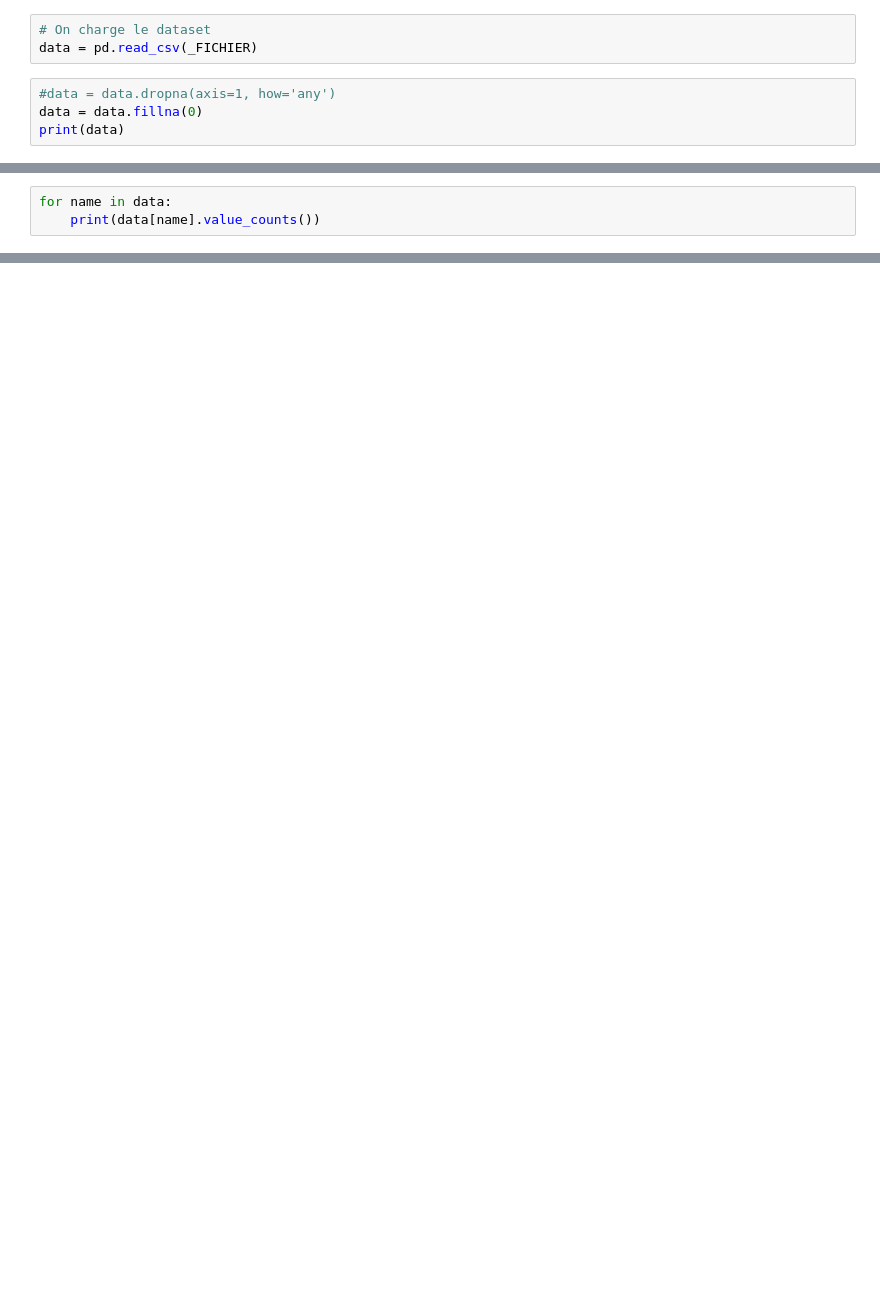
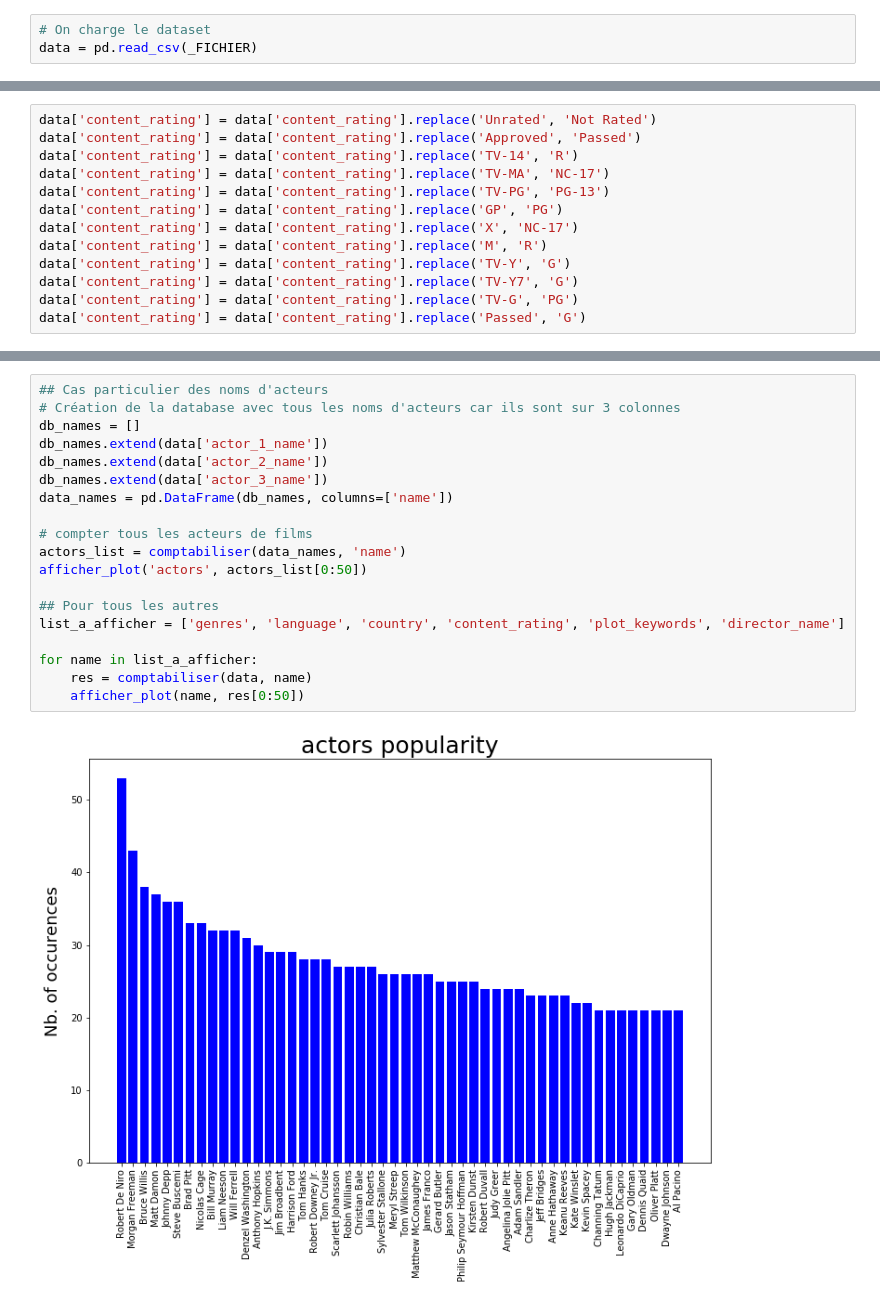
Before and after one commit to pfroide/python, a Jupyter notebook: Projet_3/p3_cleaning.ipynb, the cells around one changed output, grey strips where cells are left out. Cells and saved outputs as stored; diff of their text form; blank space fills up the shorter version.

```diff
--- a/Projet_3/p3_cleaning.ipynb
+++ b/Projet_3/p3_cleaning.ipynb
@@ -17,7 +13,3 @@ _DOSSIERTRAVAIL = 'C:\\Users\\Toni\\python\\python\\Projet_3\\images'
 # %%
 # On charge le dataset
 data = pd.read_csv(_FICHIER)
-# %%
-#data = data.dropna(axis=1, how='any')
-data = data.fillna(0)
-print(data)
@@ -126,6 +219,3 @@ movie_facebook_likes               166         3000       349000
 | 25 | genres | 0 | 100.000000 |
 | 26 | movie_imdb_link | 0 | 100.000000 |
 | 27 | movie_facebook_likes | 0 | 100.000000 |
-# %%
-for name in data:
-    print(data[name].value_counts())
@@ -152,0 +318,13 @@ ValueError: ('The truth value of a Series is ambiguous. Use a.empty, a.bool(), a
+# %%
+data['content_rating'] = data['content_rating'].replace('Unrated', 'Not Rated')
+data['content_rating'] = data['content_rating'].replace('Approved', 'Passed')
+data['content_rating'] = data['content_rating'].replace('TV-14', 'R')
+data['content_rating'] = data['content_rating'].replace('TV-MA', 'NC-17')
+data['content_rating'] = data['content_rating'].replace('TV-PG', 'PG-13')
+data['content_rating'] = data['content_rating'].replace('GP', 'PG')
+data['content_rating'] = data['content_rating'].replace('X', 'NC-17')
+data['content_rating'] = data['content_rating'].replace('M', 'R')
+data['content_rating'] = data['content_rating'].replace('TV-Y', 'G')
+data['content_rating'] = data['content_rating'].replace('TV-Y7', 'G')
+data['content_rating'] = data['content_rating'].replace('TV-G', 'PG')
+data['content_rating'] = data['content_rating'].replace('Passed', 'G')
@@ -152,0 +333,21 @@ ValueError: ('The truth value of a Series is ambiguous. Use a.empty, a.bool(), a
+# %%
+## Cas particulier des noms d'acteurs
+# Création de la database avec tous les noms d'acteurs car ils sont sur 3 colonnes
+db_names = []
+db_names.extend(data['actor_1_name'])
+db_names.extend(data['actor_2_name'])
+db_names.extend(data['actor_3_name'])
+data_names = pd.DataFrame(db_names, columns=['name'])
+
+# compter tous les acteurs de films
+actors_list = comptabiliser(data_names, 'name')
+afficher_plot('actors', actors_list[0:50])
+
+## Pour tous les autres
+list_a_afficher = ['genres', 'language', 'country', 'content_rating', 'plot_keywords', 'director_name']
+
+for name in list_a_afficher:
+    res = comptabiliser(data, name)
+    afficher_plot(name, res[0:50])
+# %% [output]
+[figure, added]
```
Also changed, not shown: parts of 41 cells of this notebook.
